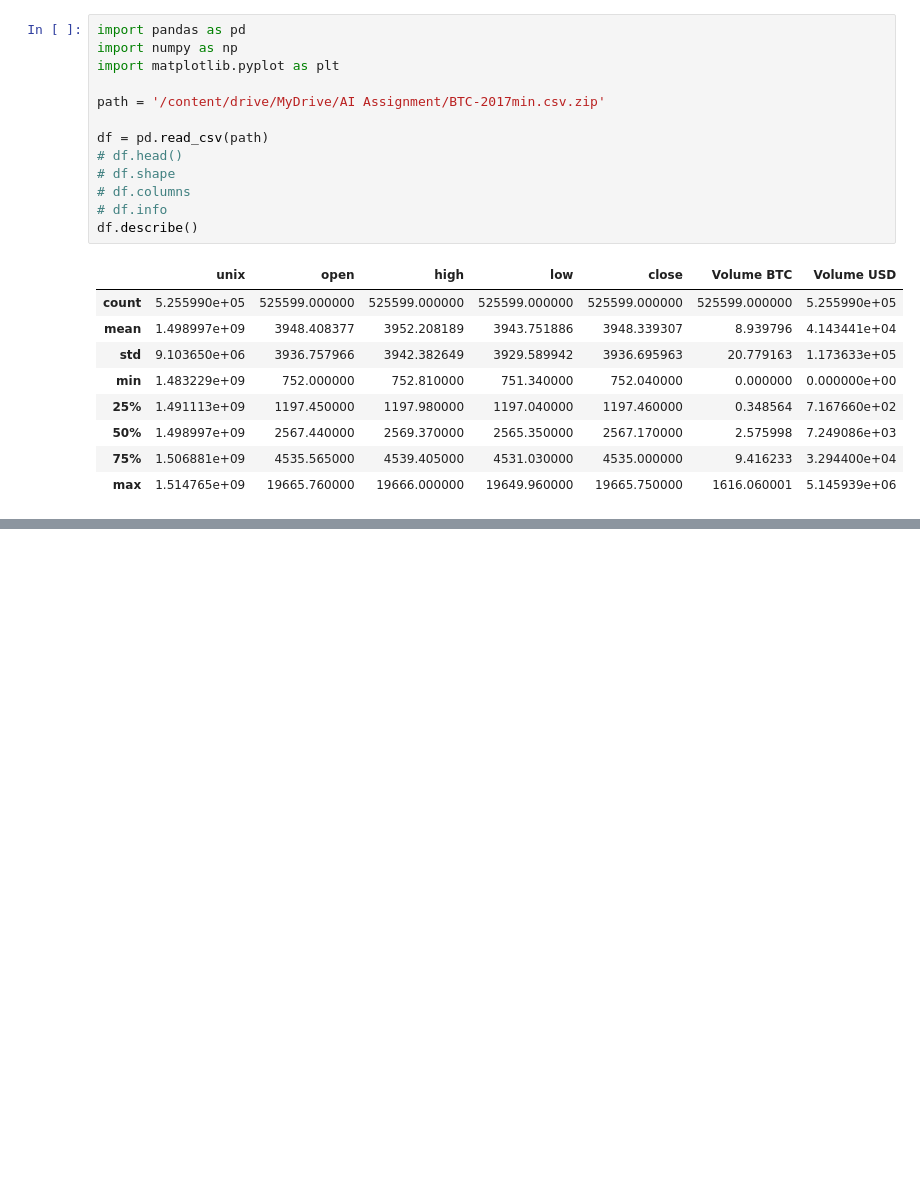
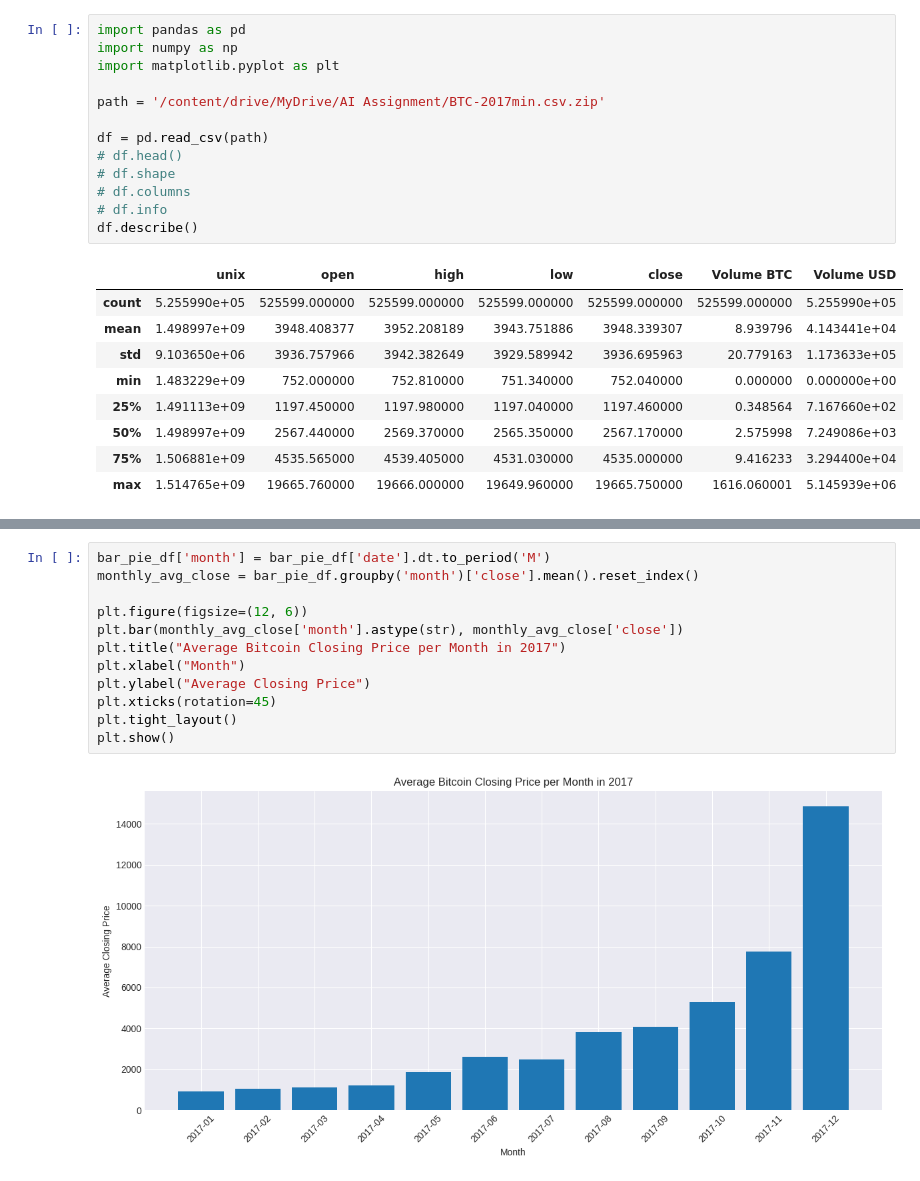
Before and after one commit to rehman2222/AI, a Jupyter notebook: BTC.ipynb, the cells around one changed output, grey strips where cells are left out. Saved outputs shown, nothing was run; the diff lists cells and outputs as text; blank space fills up the shorter version.

```diff
--- a/BTC.ipynb
+++ b/BTC.ipynb
@@ -25,0 +55,14 @@ df.describe()
+# %%
+bar_pie_df['month'] = bar_pie_df['date'].dt.to_period('M')
+monthly_avg_close = bar_pie_df.groupby('month')['close'].mean().reset_index()
+
+plt.figure(figsize=(12, 6))
+plt.bar(monthly_avg_close['month'].astype(str), monthly_avg_close['close'])
+plt.title("Average Bitcoin Closing Price per Month in 2017")
+plt.xlabel("Month")
+plt.ylabel("Average Closing Price")
+plt.xticks(rotation=45)
+plt.tight_layout()
+plt.show()
+# %% [output]
+[figure, added]
```
Also changed, not shown: parts of 6 cells of this notebook.
